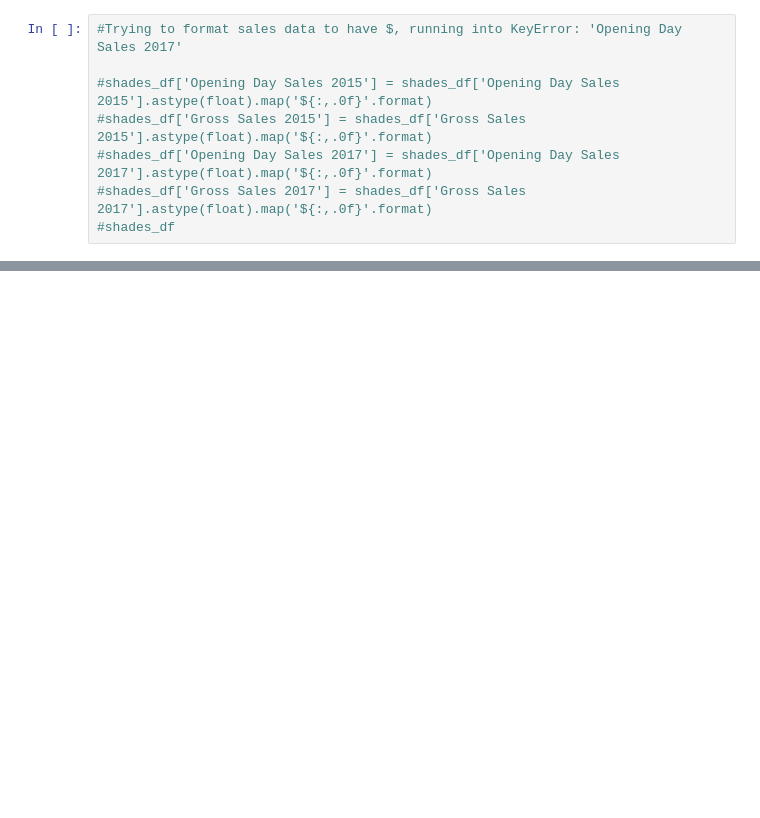
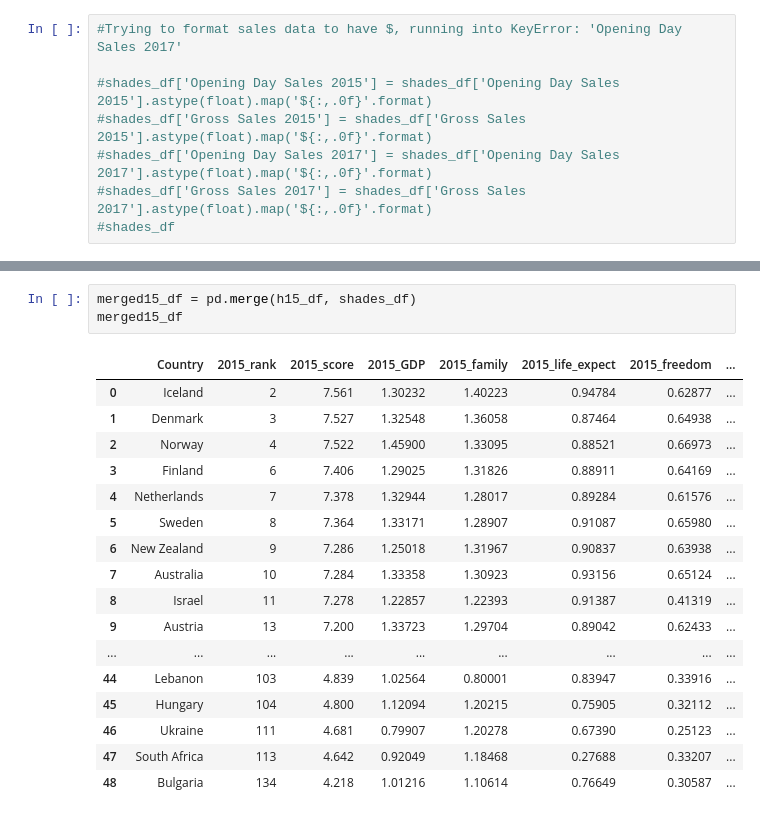
Before and after one commit to jaysueno/Group_Good_Guys, a Jupyter notebook: shades.ipynb, the cells around one changed output, grey strips where cells are left out. Cells and saved outputs as stored; diff of their text form; blank space fills up the shorter version.

```diff
--- a/shades.ipynb
+++ b/shades.ipynb
@@ -77,0 +103,21 @@ shades_df
+# %%
+merged15_df = pd.merge(h15_df, shades_df)
+merged15_df
+# %% [output]
+|  | Country | 2015_rank | 2015_score | 2015_GDP | 2015_family | 2015_life_expect | 2015_freedom | ... |
+| 0 | Iceland | 2 | 7.561 | 1.30232 | 1.40223 | 0.94784 | 0.62877 | ... |
+| 1 | Denmark | 3 | 7.527 | 1.32548 | 1.36058 | 0.87464 | 0.64938 | ... |
+| 2 | Norway | 4 | 7.522 | 1.45900 | 1.33095 | 0.88521 | 0.66973 | ... |
+| 3 | Finland | 6 | 7.406 | 1.29025 | 1.31826 | 0.88911 | 0.64169 | ... |
+| 4 | Netherlands | 7 | 7.378 | 1.32944 | 1.28017 | 0.89284 | 0.61576 | ... |
+| 5 | Sweden | 8 | 7.364 | 1.33171 | 1.28907 | 0.91087 | 0.65980 | ... |
+| 6 | New Zealand | 9 | 7.286 | 1.25018 | 1.31967 | 0.90837 | 0.63938 | ... |
+| 7 | Australia | 10 | 7.284 | 1.33358 | 1.30923 | 0.93156 | 0.65124 | ... |
+| 8 | Israel | 11 | 7.278 | 1.22857 | 1.22393 | 0.91387 | 0.41319 | ... |
+| 9 | Austria | 13 | 7.200 | 1.33723 | 1.29704 | 0.89042 | 0.62433 | ... |
+| ... | ... | ... | ... | ... | ... | ... | ... | ... |
+| 44 | Lebanon | 103 | 4.839 | 1.02564 | 0.80001 | 0.83947 | 0.33916 | ... |
+| 45 | Hungary | 104 | 4.800 | 1.12094 | 1.20215 | 0.75905 | 0.32112 | ... |
+| 46 | Ukraine | 111 | 4.681 | 0.79907 | 1.20278 | 0.67390 | 0.25123 | ... |
+| 47 | South Africa | 113 | 4.642 | 0.92049 | 1.18468 | 0.27688 | 0.33207 | ... |
+| 48 | Bulgaria | 134 | 4.218 | 1.01216 | 1.10614 | 0.76649 | 0.30587 | ... |
```
Also changed, not shown: parts of 9 cells of this notebook.
